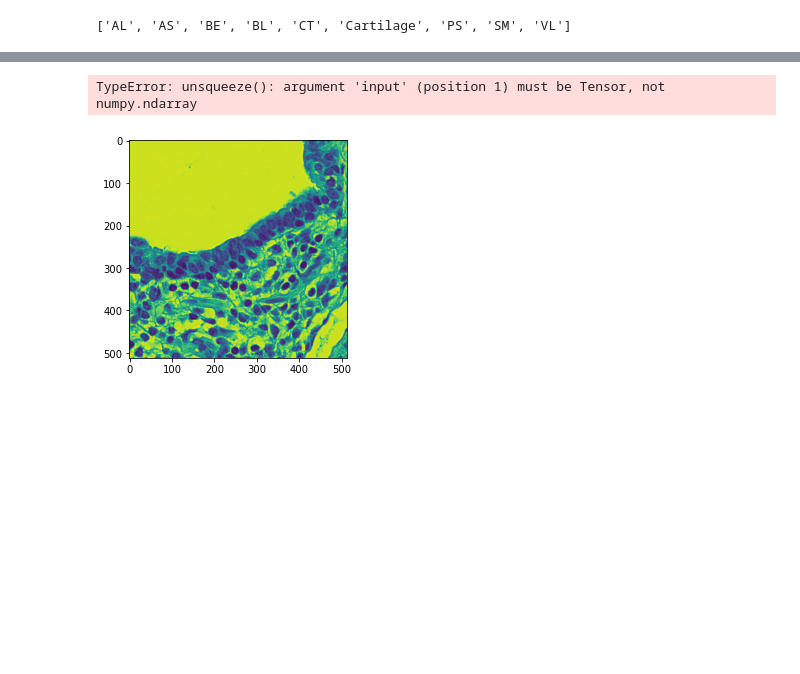
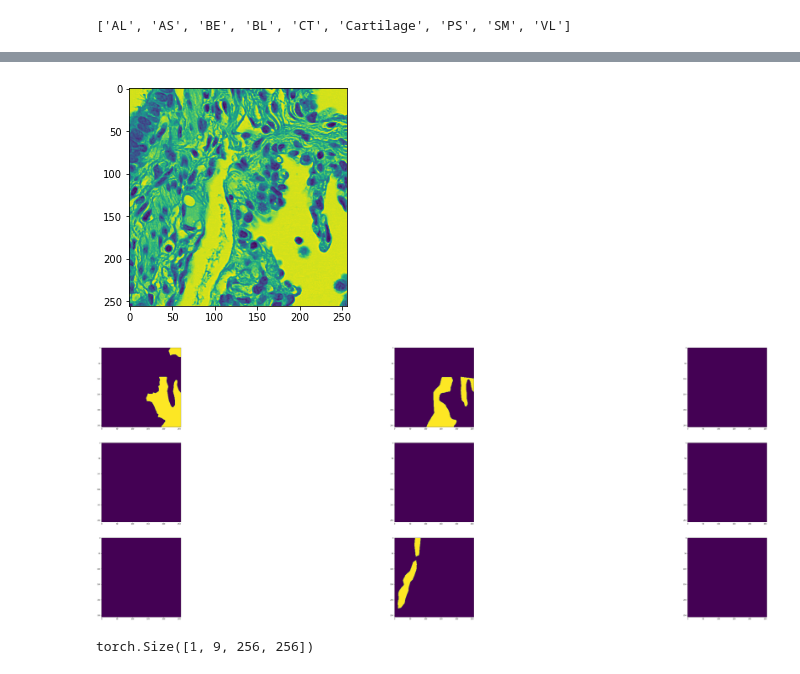
Before and after one commit to sriram98v/histology_segmentation, a Jupyter notebook: Model_eval.ipynb, the cells around one changed output, grey strips where cells are left out. Saved outputs shown, nothing was run; the diff lists cells and outputs as text; code cells hidden in the pictures; blank space fills up the shorter version.

```diff
--- a/Model_eval.ipynb
+++ b/Model_eval.ipynb
@@ -15,5 +19,5 @@ import matplotlib.pyplot as plt
 # %%
-dataset = histologyDataset("./histology_dataset/test/images/", "./histology_dataset/test/GT/")
+dataset = histologyDataset("./histology_dataset/train/images/", "./histology_dataset/train/GT/", color=True, transform=transforms.Compose([ToTensor(), Resize(size=(256, 256))]))
 dataset.classes
 # %% [output]
 ['AL', 'AS', 'BE', 'BL', 'CT', 'Cartilage', 'PS', 'SM', 'VL']
@@ -26,7 +36,9 @@ KeyError: 'mask'
 # best_model_561.1063777208328.pth -> sm+cartilage
 # model_ep99_8.87753176689148.pth -> all classes
 device = torch.device('cuda' if torch.cuda.is_available() else 'cpu')
-model = FPN(in_channels=1, classes=dataset.num_classes)
+# model = deeplabv3(pretrained=False, progress=True, num_classes=9)
+# model = PSPNet(in_channels=3, num_classes=9, bilinear=True)
+model = FPN(in_channels=3, classes=dataset.num_classes)
 model.to(device=device)
-model.load_state_dict(torch.load("./checkpoints/model_ep99_8.87753176689148.pth", map_location=device))
+model.load_state_dict(torch.load("./checkpoints/Final_model.pth", map_location=device))
 model.eval()
@@ -33,5 +63,5 @@ model.eval()
 # %%
-n = 3000
+n = 3
 im1 = dataset[n]['image']
 masks = dataset[n]['mask']
 plt.imshow(im1[0])
@@ -44,10 +74,14 @@ for i in range(masks.shape[0]):
 # %%
 plt.imshow(im1[0])
 im1 = torch.unsqueeze(im1, 0).to(device=device)
 outs = torch.squeeze(model(im1).cpu().detach()).numpy()
 fig1, axs1 = plt.subplots(3, 3, figsize=(90,30))
 for i in range(outs.shape[0]):
-    axs1[int(i/3), int(i%3)].imshow(outs[i])
+    axs1[int(i/3), int(i%3)].imshow(outs[i]>0.5)
 # %% [output]
-TypeError: unsqueeze(): argument 'input' (position 1) must be Tensor, not numpy.ndarray
-[figure, old version]
+[figure, new version]
+[figure, added]
+# %%
+model(im1).detach().shape
+# %% [output]
+torch.Size([1, 9, 256, 256])
```
Also changed, not shown: parts of 5 cells of this notebook, 15 other files.
